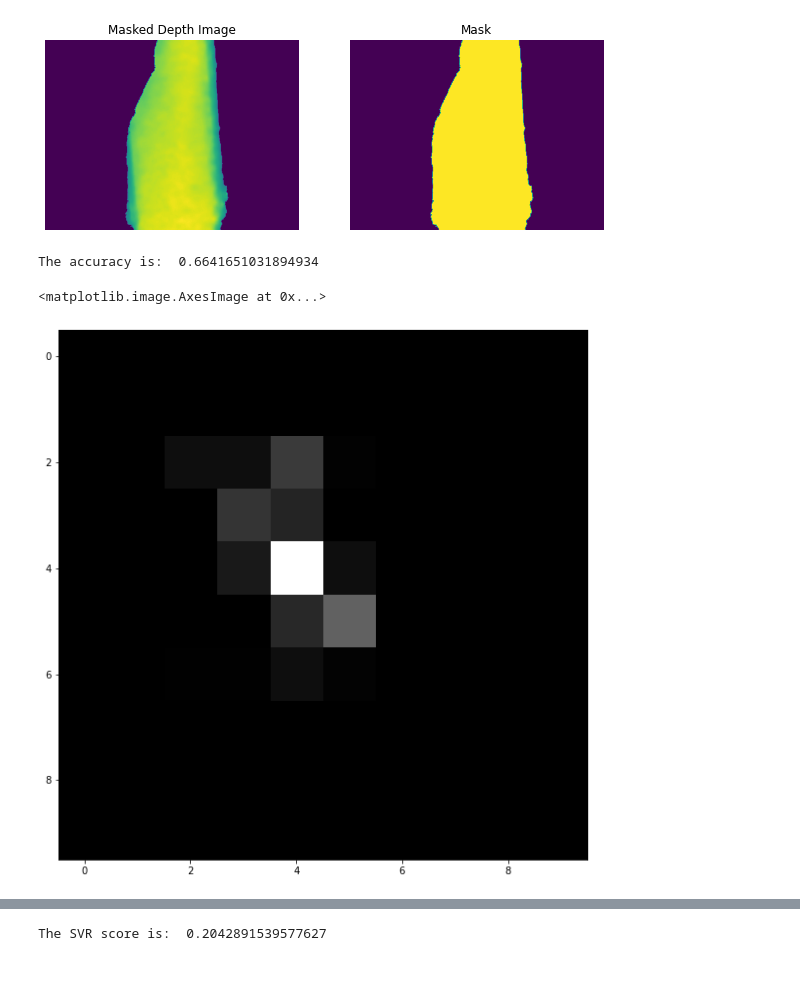
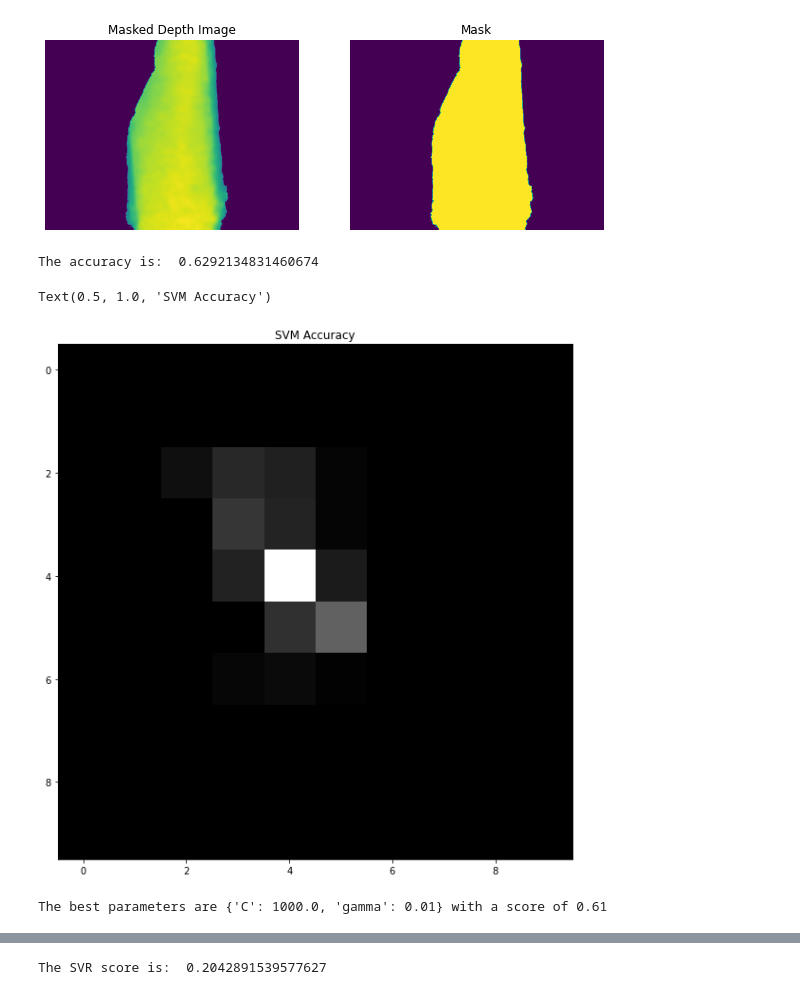
Before and after one commit to zwinkler/Automated-BCS, a Jupyter notebook: Automated BCS.ipynb, the cells around one changed output, grey strips where cells are left out. Saved outputs shown, nothing was run; the diff lists cells and outputs as text; code cells hidden in the pictures.

```diff
--- a/Automated BCS.ipynb
+++ b/Automated BCS.ipynb
@@ -698,7 +698,7 @@ def make_X_train(category_filepath):
         image_path = image_train[images]
         # BCS = int(int(image_path[len('BCS_sorted\0')])/2) #Replace the following two lines with the commented out one ot switch back to 0-9 mode
         # y_train.append(str(BCS))
-        y_train.append(image_path[len('BCS_aligned_sorted\0')])
+        y_train.append(image_path[len('BCS_aligned_sorted_filtered\0')])
 
 
         try:
@@ -740,7 +740,7 @@ def make_X_test(category_filepath):
         image_path = image_test[images]
         # BCS = int(int(image_path[len('BCS_sorted\0')])/2) #Replace the following two lines with the commented out one ot switch back to 0-9 mode
         # y_test.append(str(BCS))
-        y_test.append(image_path[len('BCS_aligned_sorted\0')])
+        y_test.append(image_path[len('BCS_aligned_sorted_filtered\0')])
 
         try:
             depth_mask, mask = image_preprocessing(image_path)
@@ -790,20 +790,20 @@ def normalize_Xtest(X_test, mx, mn):
 
     return X_norm
 # %%
-X_train2, y_train2 = make_X_train('BCS_aligned_sorted\\2\\*\\*')
-X_test2, y_test2 = make_X_test('BCS_aligned_sorted\\2\\*\\*')
+X_train2, y_train2 = make_X_train('BCS_aligned_sorted_filtered\\2\\*\\*') #originally not the filtered folder
+X_test2, y_test2 = make_X_test('BCS_aligned_sorted_filtered\\2\\*\\*')
 
-X_train3, y_train3 = make_X_train('BCS_aligned_sorted\\3\\*\\*')
-X_test3, y_test3 = make_X_test('BCS_aligned_sorted\\3\\*\\*')
+X_train3, y_train3 = make_X_train('BCS_aligned_sorted_filtered\\3\\*\\*')
+X_test3, y_test3 = make_X_test('BCS_aligned_sorted_filtered\\3\\*\\*')
 
-X_train4, y_train4 = make_X_train('BCS_aligned_sorted\\4\\*\\*')
-X_test4, y_test4 = make_X_test('BCS_aligned_sorted\\4\\*\\*')
+X_train4, y_train4 = make_X_train('BCS_aligned_sorted_filtered\\4\\*\\*')
+X_test4, y_test4 = make_X_test('BCS_aligned_sorted_filtered\\4\\*\\*')
 
-X_train5, y_train5 = make_X_train('BCS_aligned_sorted\\5\\*\\*')
-X_test5, y_test5 = make_X_test('BCS_aligned_sorted\\5\\*\\*')
+X_train5, y_train5 = make_X_train('BCS_aligned_sorted_filtered\\5\\*\\*')
+X_test5, y_test5 = make_X_test('BCS_aligned_sorted_filtered\\5\\*\\*')
 
-X_train6, y_train6 = make_X_train('BCS_aligned_sorted\\6\\*\\*')
-X_test6, y_test6 = make_X_test('BCS_aligned_sorted\\6\\*\\*')
+X_train6, y_train6 = make_X_train('BCS_aligned_sorted_filtered\\6\\*\\*')
+X_test6, y_test6 = make_X_test('BCS_aligned_sorted_filtered\\6\\*\\*')
 
 X_train = np.vstack((X_train2, X_train3, X_train4, X_train5, X_train6))
 y_train = y_train2+y_train3+y_train4+y_train5+y_train6
@@ -1020,18 +1010,32 @@ Text(0.5, 1.0, 'Mask')
 [figure]
 [figure]
 # %%
-clf=sklearn.svm.SVC(kernel='rbf', gamma = 0.15, C=2, class_weight='balanced')
+clf=sklearn.svm.SVC(kernel='rbf', gamma = 0.1, C=10, class_weight='balanced') #gamma = 0.15 C = 2 classes are balanced std_X_train is used
 #clf.class_weight([2, 1, 1, 2])
 clf.fit(std_Xn_train,y_train)
 y_test_hat=clf.predict(std_Xn_test)
 C = sklearn.metrics.confusion_matrix(y_test,y_test_hat,['0','1','2','3','4','5','6','7','8','9'])
 acc=np.diag(C).sum().astype(float)/C.sum()
 
 print('The accuracy is: ', acc)
 
 plt.figure(figsize=(10,10))
 plt.imshow(C, cmap='gray')
+plt.title('SVM Accuracy')
 # %% [output]
-The accuracy is:  0.6641651031894934
+The accuracy is:  0.6292134831460674
-<matplotlib.image.AxesImage at 0x...>
+Text(0.5, 1.0, 'SVM Accuracy')
-[figure, old version]
+[figure, new version]
+# %%
+C_range = np.logspace(-2, 10, 13)
+gamma_range = np.logspace(-9, 3, 13)
+param_grid = dict(gamma=gamma_range, C=C_range)
+grid = sklearn.model_selection.GridSearchCV(sklearn.svm.SVC(C='rbf', class_weight='balanced'), param_grid=param_grid, n_jobs = 15, scoring='balanced_accuracy')
+grid.fit(std_Xn_train,y_train)
+#best parameters were gamm = 10 C = 10 for Xn_train and scoring = None (normal accuracy?)
+print(
+    "The best parameters are %s with a score of %0.2f"
+    % (grid.best_params_, grid.best_score_)
+)
+# %% [output]
+The best parameters are {'C': 1000.0, 'gamma': 0.01} with a score of 0.61
```
Also changed, not shown: parts of 9 cells of this notebook, 4 other files.
